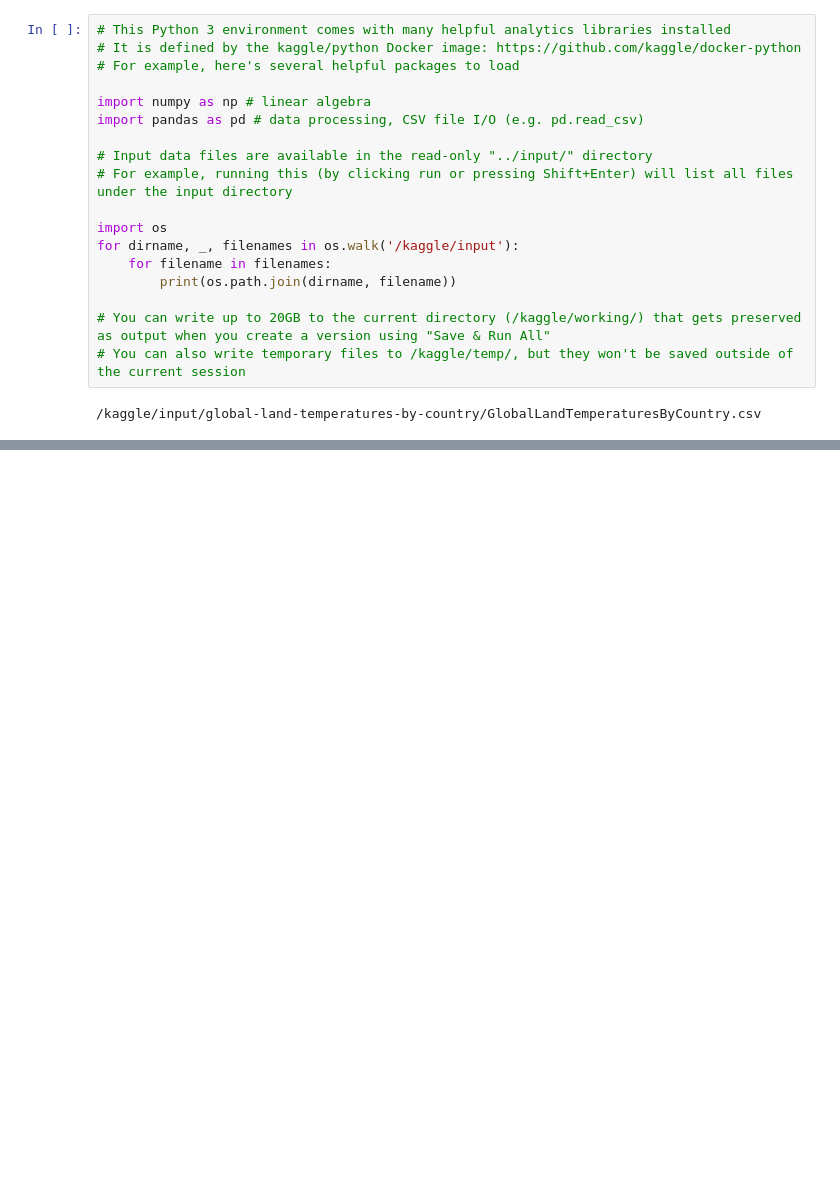
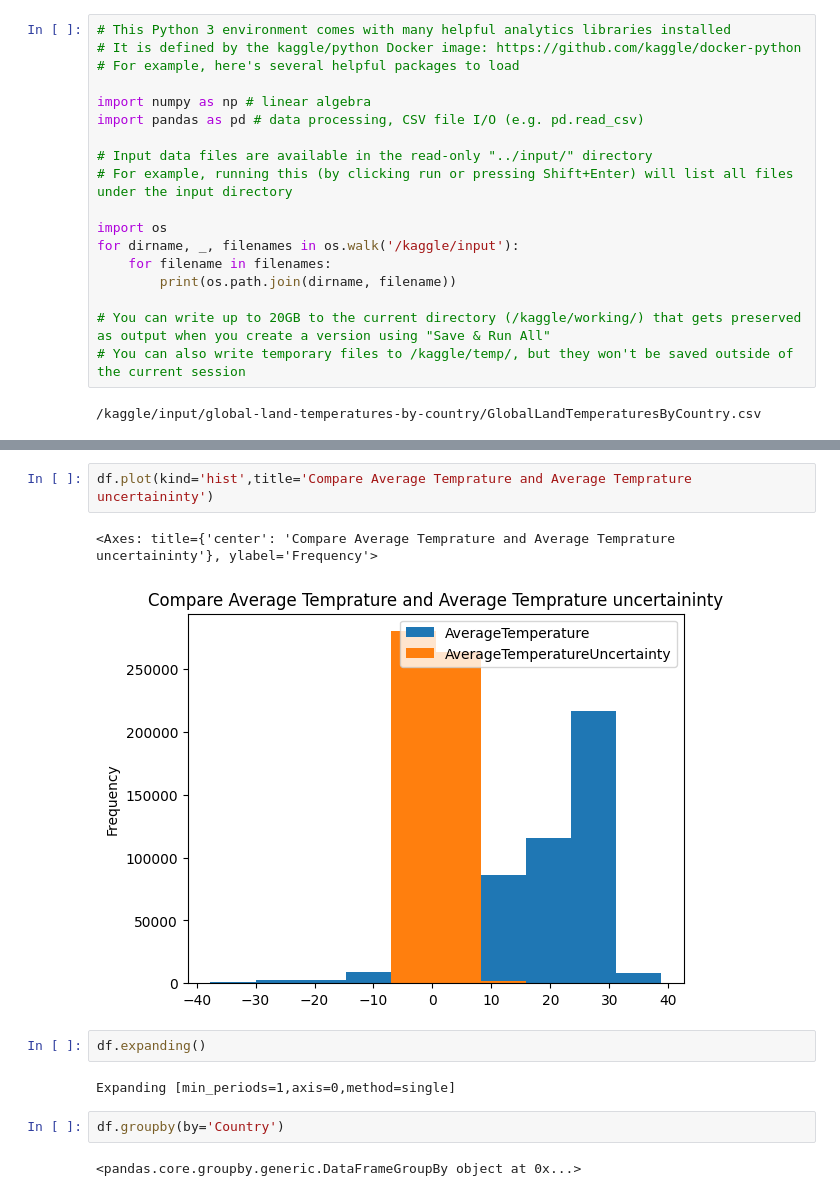
Before and after one commit to mamar/Land_Temperatures_By_Country, a Jupyter notebook: global-temperatures-by-country.ipynb, the cells around one changed output, grey strips where cells are left out. Cells and saved outputs as stored; diff of their text form; blank space fills up the shorter version.

```diff
--- a/global-temperatures-by-country.ipynb
+++ b/global-temperatures-by-country.ipynb
@@ -20,0 +41,13 @@ for dirname, _, filenames in os.walk('/kaggle/input'):
+# %%
+df.plot(kind='hist',title='Compare Average Temprature and Average Temprature uncertaininty')
+# %% [output]
+<Axes: title={'center': 'Compare Average Temprature and Average Temprature uncertaininty'}, ylabel='Frequency'>
+[figure, added]
+# %%
+df.expanding()
+# %% [output]
+Expanding [min_periods=1,axis=0,method=single]
+# %%
+df.groupby(by='Country')
+# %% [output]
+<pandas.core.groupby.generic.DataFrameGroupBy object at 0x...>
```
Also changed, not shown: parts of 8 cells of this notebook.
